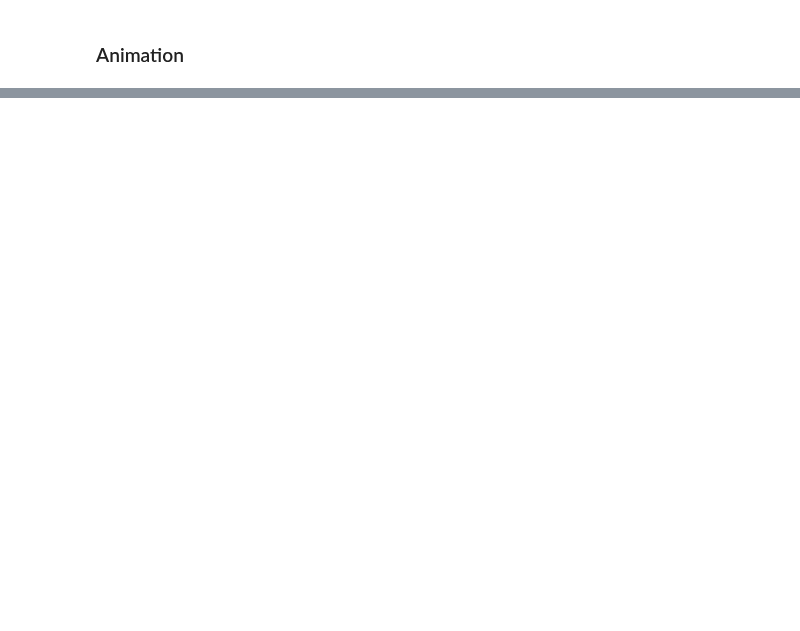
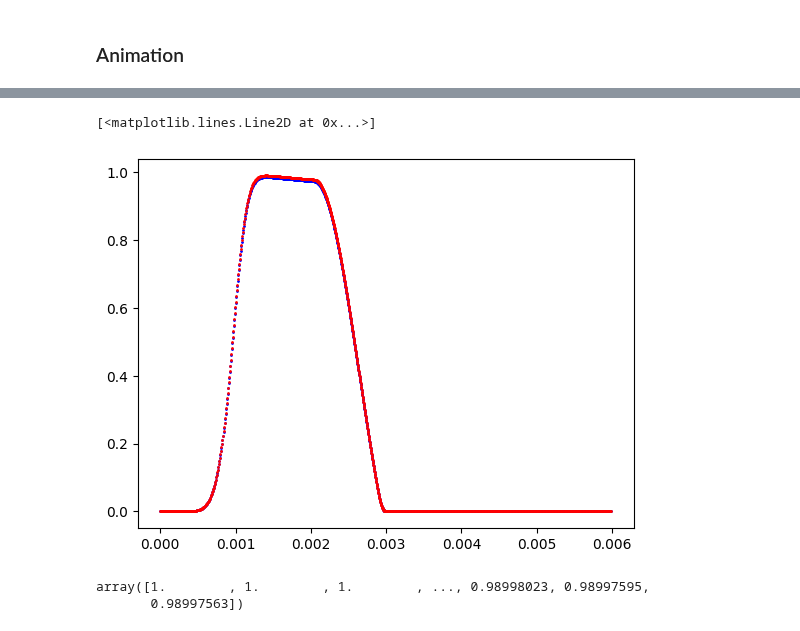
Before and after one commit to dantona02/optim, a Jupyter notebook: testing.ipynb, the cells around one changed output, grey strips where cells are left out. Drawn from its saved outputs; the diff is of its cells as text; code cells hidden in the pictures; blank space fills up the shorter version.

```diff
--- a/testing.ipynb
+++ b/testing.ipynb
@@ -89,0 +178,20 @@ array([ 0.09246337,  0.00596304, -0.06469368,  0.06982233,  0.03934854,
+# %%
+plt.plot(x_rf,m_trans_plus[:300], 'o', markersize=1, c='b')
+plt.plot(x_spoil,m_trans_plus[300:600], 'o', markersize=1, c='b')
+plt.plot(x_adc,m_trans_plus[600:], 'o', markersize=1, c='b')
+
+plt.plot(x_rf,m_trans_minus[:300], 'o', markersize=1, c='r')
+plt.plot(x_spoil,m_trans_minus[300:600], 'o', markersize=1, c='r')
+plt.plot(x_adc,m_trans_minus[600:], 'o', markersize=1, c='r')
+# plt.axhline(0, c='black')
+
+# plt.xlim(0.0024, 0.0026)
+# plt.ylim(0, 0.05)
+# %% [output]
+[<matplotlib.lines.Line2D at 0x...>]
+[figure, added]
+# %%
+m_z_plus
+# %% [output]
+array([1.        , 1.        , 1.        , ..., 0.98998023, 0.98997595,
+       0.98997563])
```
Also changed, not shown: parts of 9 cells of this notebook, 9 other files.
